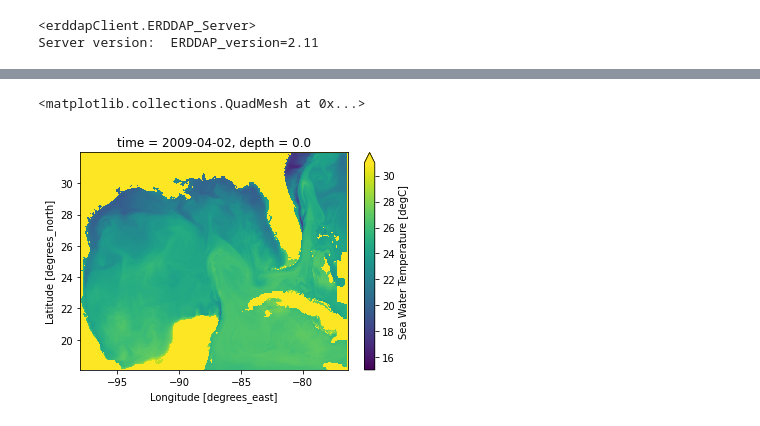
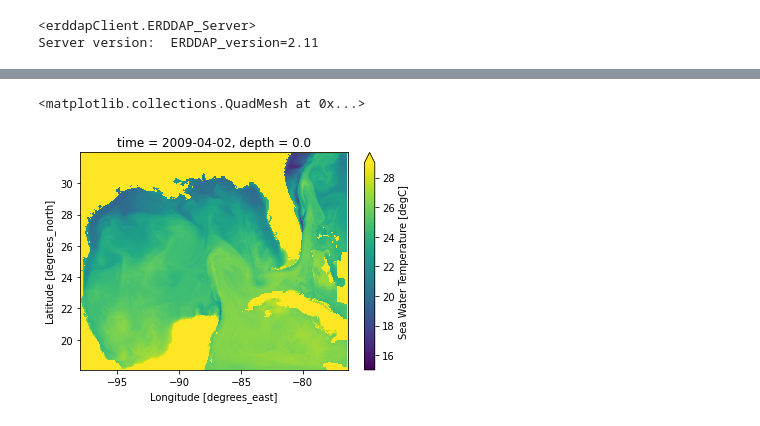
Before and after one commit to hmedrano/erddap-python, a Jupyter notebook: notebooks/Griddap-demo.ipynb, the cells around one changed output, grey strips where cells are left out. Cells and saved outputs as stored; diff of their text form; code cells hidden in the pictures.

```diff
--- a/notebooks/Griddap-demo.ipynb
+++ b/notebooks/Griddap-demo.ipynb
@@ -108,7 +134,7 @@ Attributes:
 # %%
 # Map plot
 
-hfradar1km.xarray.temperature[0,0,:,:].plot(vmin=15,vmax=32)
+hfradar1km.xarray.temperature[0,0,:,:].plot(vmin=15,vmax=29)
 # %% [output]
 <matplotlib.collections.QuadMesh at 0x...>
-[figure, old version]
+[figure, new version]
```
Also changed, not shown: parts of 7 cells of this notebook, 2 other files.
